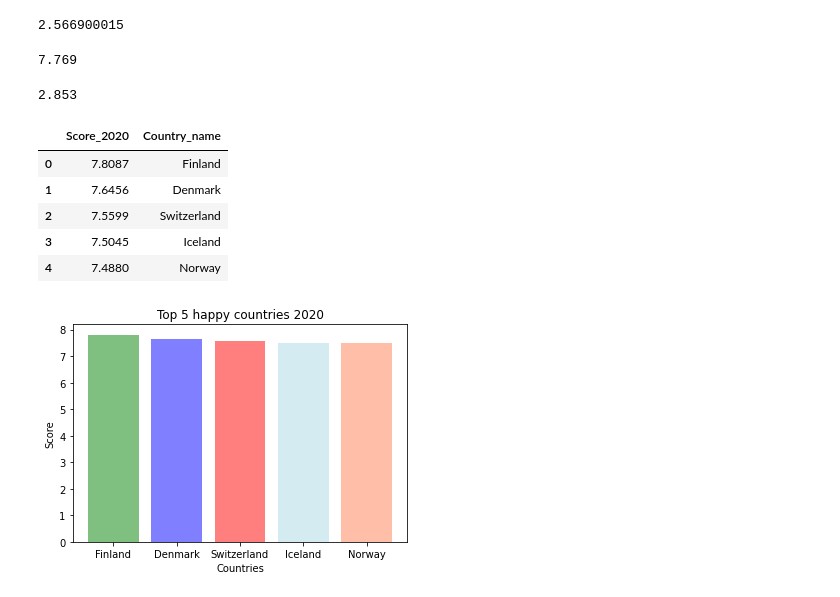
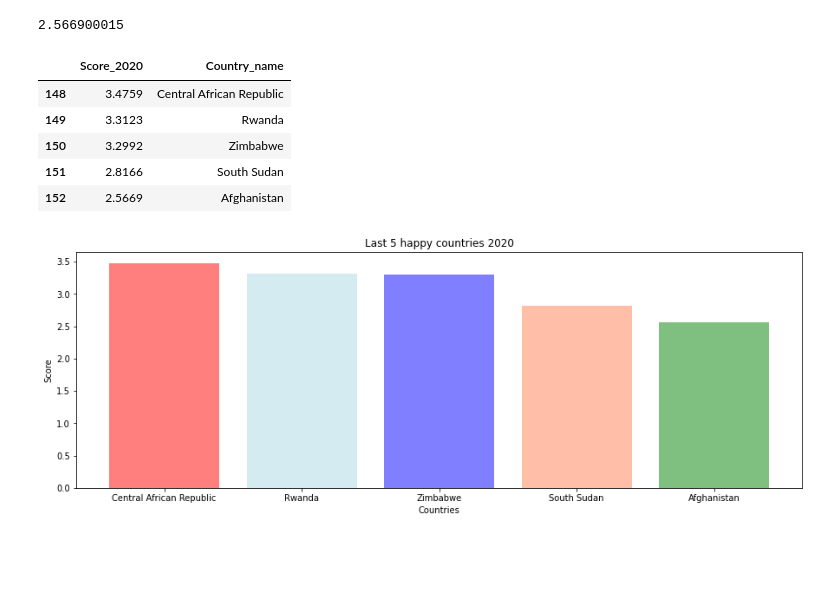
Before and after one commit to paoestefan/Proyect-Gamma, a Jupyter notebook: Happy code.ipynb, the cells around one changed output. Drawn from its saved outputs; the diff is of its cells as text; code cells hidden in the pictures; blank space fills up the shorter version.

Commit message:
Last arranges before presentation

```diff
--- a/Happy code.ipynb
+++ b/Happy code.ipynb
@@ -129,35 +204,21 @@ merge_df["Score_2020"].max()
 merge_df["Score_2020"].min()
 # %% [output]
 2.566900015
-# %%
-merge_df["Score_2019"].max()
-# %% [output]
-7.769
-# %%
-merge_df["Score_2019"].min()
-# %% [output]
-2.853
-# %%
-#finding the top 5 for 2020
-top=merge_df["Score_2020"].nlargest()
-top2_df=pd.DataFrame(top)
-top2_df["Country_name"]=merge_df["Country_name"]
-top2_df
-#barplot
-# %% [output]
-|  | Score_2020 | Country_name |
-| 0 | 7.8087 | Finland |
-| 1 | 7.6456 | Denmark |
-| 2 | 7.5599 | Switzerland |
-| 3 | 7.5045 | Iceland |
-| 4 | 7.4880 | Norway |
 # %%
-plt.bar(top2_df["Country_name"],top2_df["Score_2020"], color={"red","blue","green","coral","lightblue"},alpha=0.5,  align="center")
-plt.xticks(top2_df["Country_name"])
-plt.title("Top 5 happy countries 2020")
+display(tail2_df)
+plt.subplots(figsize=(15,5))
+plt.bar(tail2_df["Country_name"],tail2_df["Score_2020"], color={"red","blue","green","coral","lightblue"},alpha=0.5,  align="center")
+plt.xticks(tail2_df["Country_name"])
+plt.title("Last 5 happy countries 2020")
 plt.xlabel("Countries")
 plt.ylabel("Score")
-
+plt.savefig("Images/Last 5 happy countries 2020.png")
 plt.show()
 # %% [output]
+|  | Score_2020 | Country_name |
+| 148 | 3.4759 | Central African Republic |
+| 149 | 3.3123 | Rwanda |
+| 150 | 3.2992 | Zimbabwe |
+| 151 | 2.8166 | South Sudan |
+| 152 | 2.5669 | Afghanistan |
-[figure, old version]
+[figure, new version]
```
Also changed, not shown: parts of 63 cells of this notebook, 10 other files.
